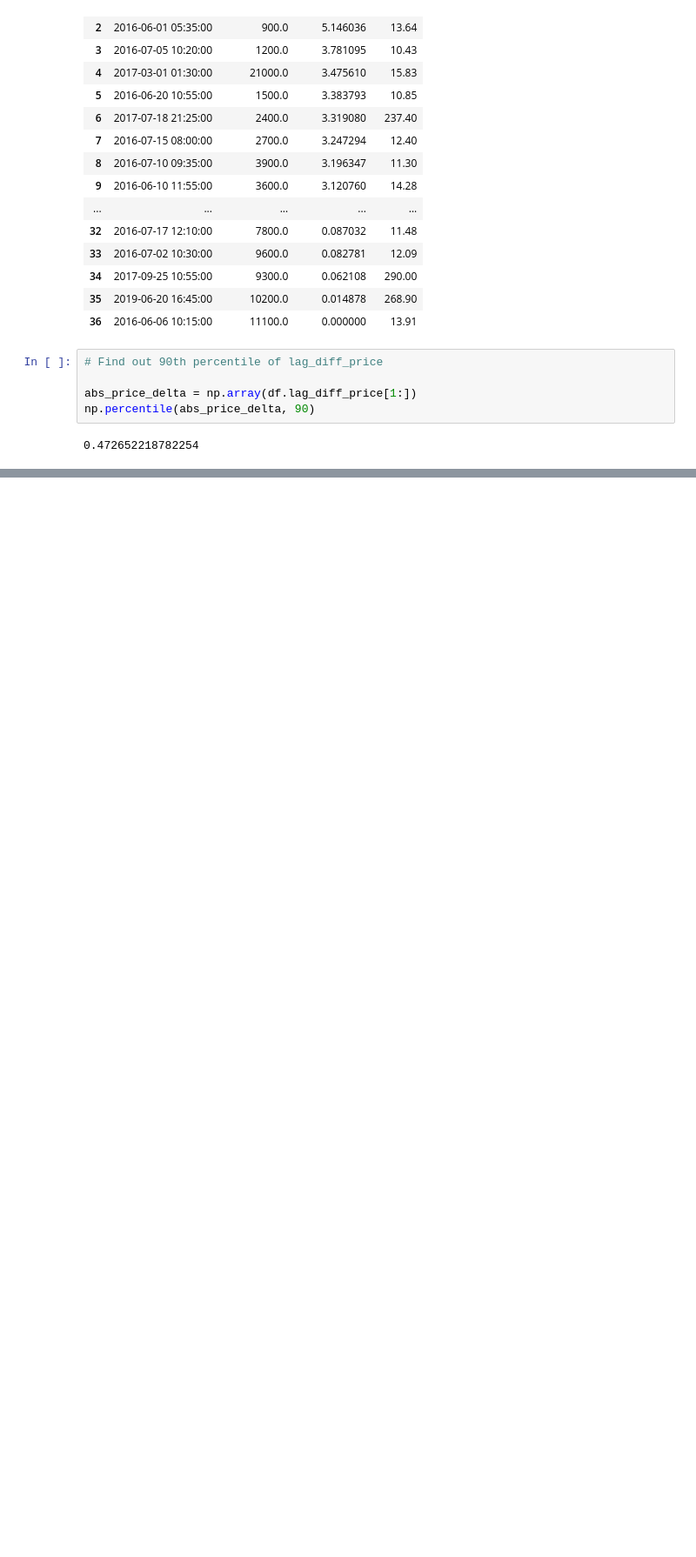
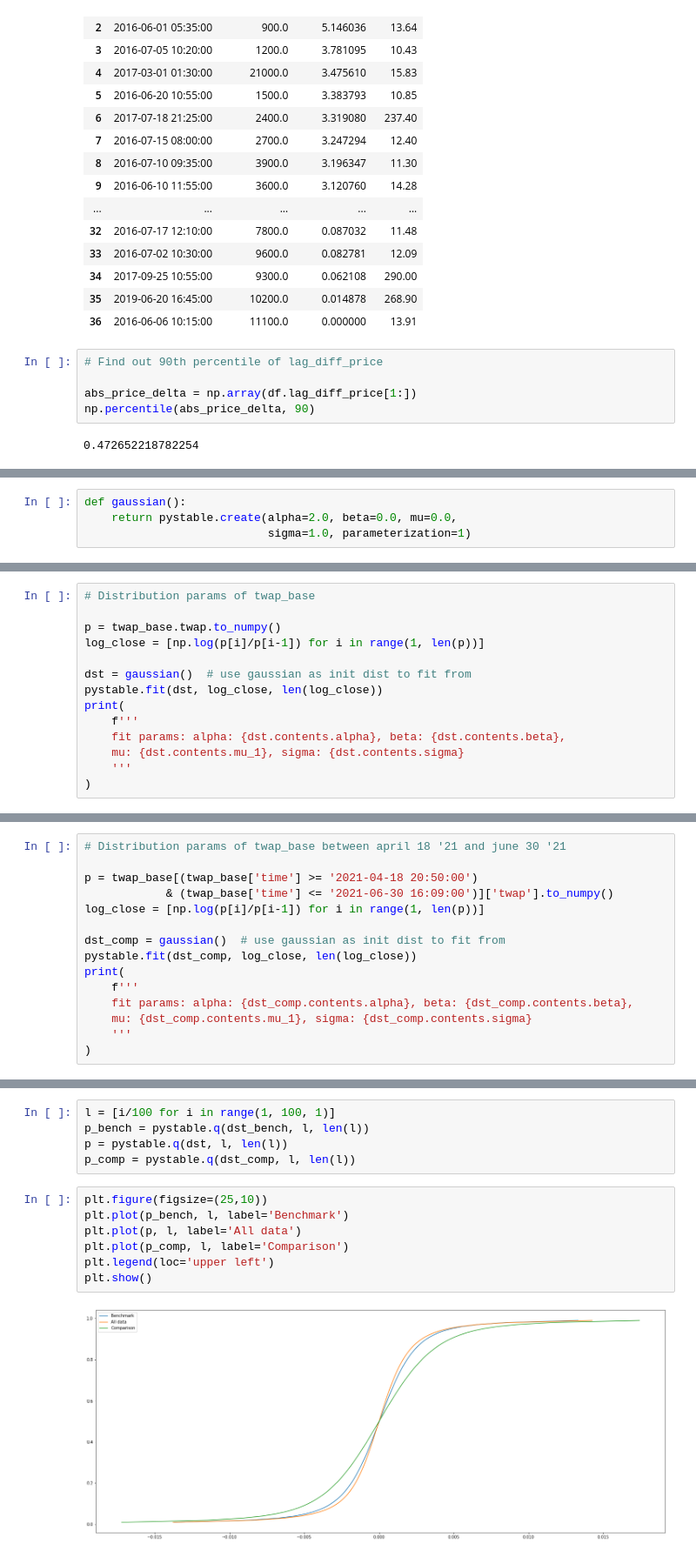
Before and after one commit to overlay-market/overlay-risk, a Jupyter notebook: notebooks/data_fetch_and_prep.ipynb, the cells around one changed output, grey strips where cells are left out. Shown at 87% size. Saved outputs shown, nothing was run; the diff lists cells and outputs as text; blank space fills up the shorter version.

```diff
--- a/notebooks/data_fetch_and_prep.ipynb
+++ b/notebooks/data_fetch_and_prep.ipynb
@@ -277,0 +290,4 @@ df[['lag_diff_time', 'close', 'lag_diff_price']]\
+# %%
+def gaussian():
+    return pystable.create(alpha=2.0, beta=0.0, mu=0.0,
+                           sigma=1.0, parameterization=1)
@@ -277,0 +321,14 @@ df[['lag_diff_time', 'close', 'lag_diff_price']]\
+# %%
+# Distribution params of twap_base
+
+p = twap_base.twap.to_numpy()
+log_close = [np.log(p[i]/p[i-1]) for i in range(1, len(p))]
+
+dst = gaussian()  # use gaussian as init dist to fit from
+pystable.fit(dst, log_close, len(log_close))
+print(
+    f'''
+    fit params: alpha: {dst.contents.alpha}, beta: {dst.contents.beta},
+    mu: {dst.contents.mu_1}, sigma: {dst.contents.sigma}
+    '''
+)
@@ -277,0 +338,15 @@ df[['lag_diff_time', 'close', 'lag_diff_price']]\
+# %%
+# Distribution params of twap_base between april 18 '21 and june 30 '21
+
+p = twap_base[(twap_base['time'] >= '2021-04-18 20:50:00')
+            & (twap_base['time'] <= '2021-06-30 16:09:00')]['twap'].to_numpy()
+log_close = [np.log(p[i]/p[i-1]) for i in range(1, len(p))]
+
+dst_comp = gaussian()  # use gaussian as init dist to fit from
+pystable.fit(dst_comp, log_close, len(log_close))
+print(
+    f'''
+    fit params: alpha: {dst_comp.contents.alpha}, beta: {dst_comp.contents.beta},
+    mu: {dst_comp.contents.mu_1}, sigma: {dst_comp.contents.sigma}
+    '''
+)
@@ -277,0 +391,14 @@ df[['lag_diff_time', 'close', 'lag_diff_price']]\
+# %%
+l = [i/100 for i in range(1, 100, 1)]
+p_bench = pystable.q(dst_bench, l, len(l))
+p = pystable.q(dst, l, len(l))
+p_comp = pystable.q(dst_comp, l, len(l))
+# %%
+plt.figure(figsize=(25,10))
+plt.plot(p_bench, l, label='Benchmark')
+plt.plot(p, l, label='All data')
+plt.plot(p_comp, l, label='Comparison')
+plt.legend(loc='upper left')
+plt.show()
+# %% [output]
+[figure, added]
```
Also changed, not shown: parts of 34 cells of this notebook.
